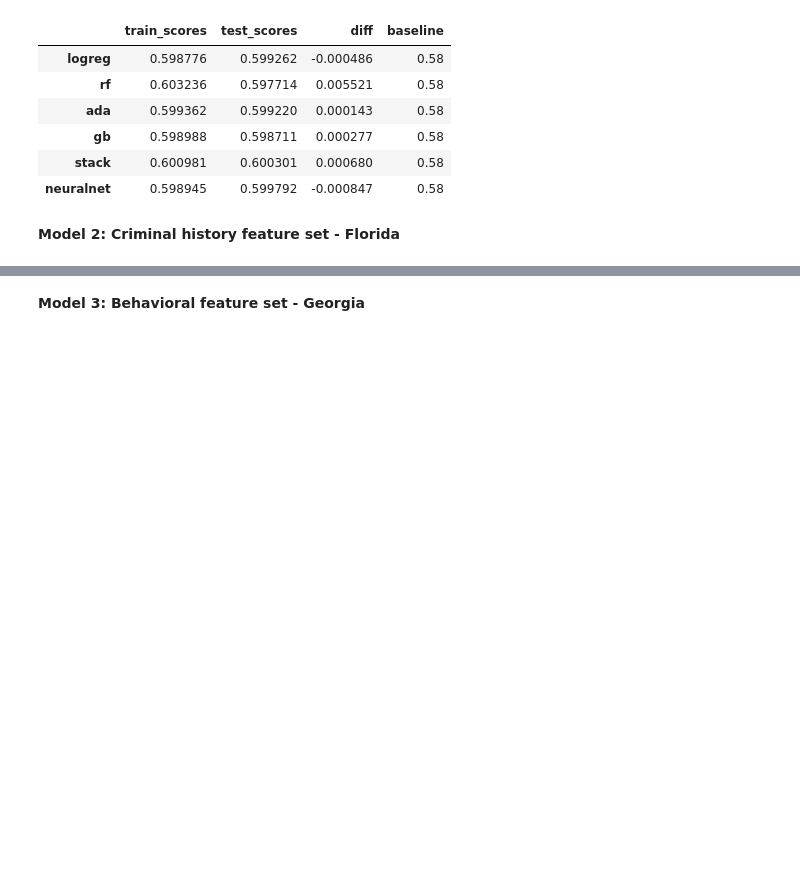
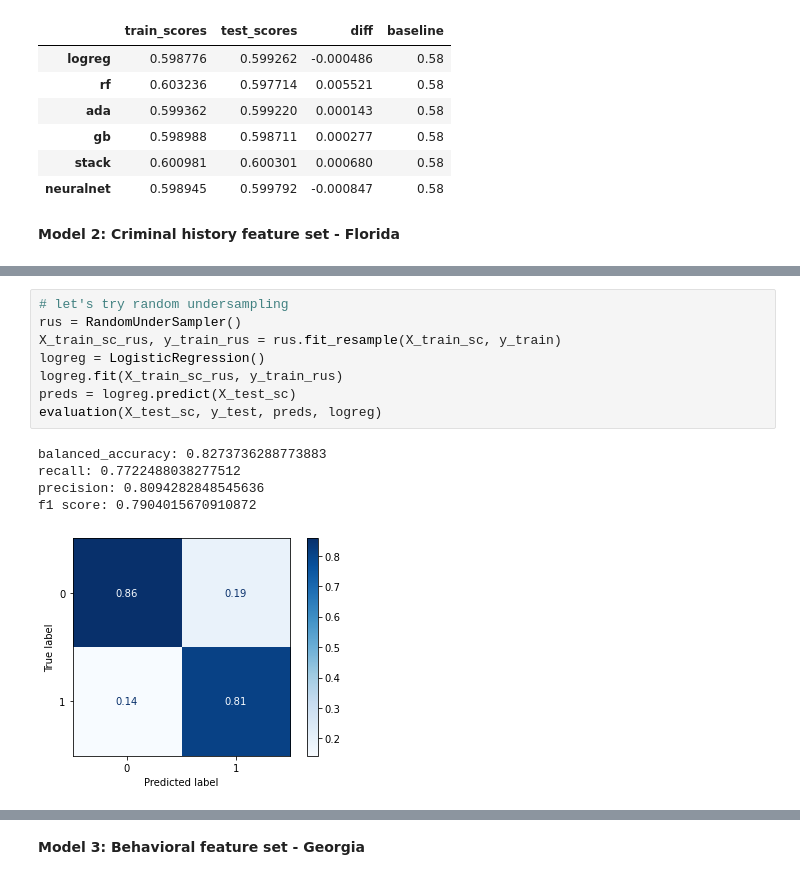
Before and after one commit to ga-dsi-822-group4/recidivism, a Jupyter notebook: notebooks/03_modeling.ipynb, the cells around one changed output, grey strips where cells are left out. Saved outputs shown, nothing was run; the diff lists cells and outputs as text; blank space fills up the shorter version.

```diff
--- a/notebooks/03_modeling.ipynb
+++ b/notebooks/03_modeling.ipynb
@@ -274,0 +397,14 @@ eval_df2
+# %%
+# let's try random undersampling
+rus = RandomUnderSampler()
+X_train_sc_rus, y_train_rus = rus.fit_resample(X_train_sc, y_train)
+logreg = LogisticRegression()
+logreg.fit(X_train_sc_rus, y_train_rus)
+preds = logreg.predict(X_test_sc)
+evaluation(X_test_sc, y_test, preds, logreg)
+# %% [output]
+balanced_accuracy: 0.8273736288773883
+recall: 0.7722488038277512
+precision: 0.8094282848545636
+f1 score: 0.7904015670910872
+[figure, added]
```
Also changed, not shown: parts of 33 cells of this notebook, 2 other files.
